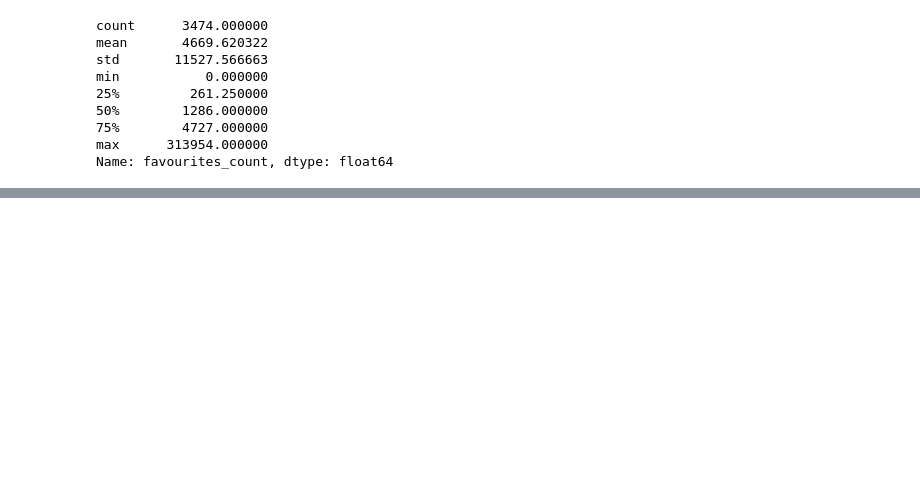
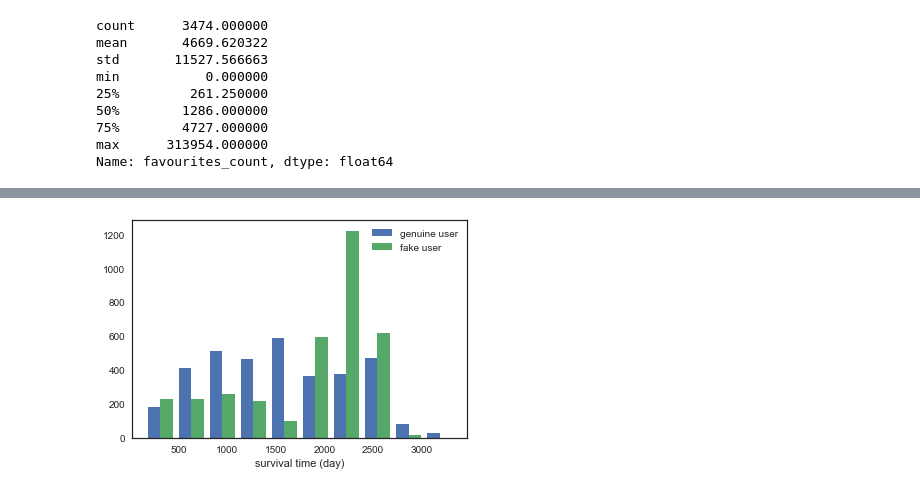
Before and after one commit to letheyue/TESLA-twitter-suspension-learning, a Jupyter notebook: data visualization/data_visualization_yy.ipynb, the cells around one changed output, grey strips where cells are left out. Cells and saved outputs as stored; diff of their text form; code cells hidden in the pictures; blank space fills up the shorter version.

```diff
--- a/data visualization/data_visualization_yy.ipynb
+++ b/data visualization/data_visualization_yy.ipynb
@@ -381,0 +398,44 @@ Name: favourites_count, dtype: float64
+# %%
+year_list = genuine_user["year"]
+month_list = genuine_user["month"]
+genuine_survival_time = list()
+
+for item in zip(genuine_user["updated"], year_list, month_list):
+    survival = 0
+    create_year = item[1]
+    create_month = item[2]
+
+    meta = item[0].split(" ")
+    meta_date = meta[0].split("-")
+    year = int(meta_date[0])
+    month = int(meta_date[1])
+    day = int(meta_date[2])
+
+    survival += (year - create_year) * 365 + (month - create_month) * 30
+    genuine_survival_time.append(survival)
+# %%
+year_list = combined_fake["year"]
+month_list = combined_fake["month"]
+fake_survival_time = list()
+
+for item in zip(combined_fake["updated"], year_list, month_list):
+    survival = 0
+    create_year = item[1]
+    create_month = item[2]
+
+    meta = item[0].split(" ")
+    meta_date = meta[0].split("-")
+    year = int(meta_date[0])
+    month = int(meta_date[1])
+    day = int(meta_date[2])
+
+    survival += (year - create_year) * 365 + (month - create_month) * 30
+    fake_survival_time.append(survival)
+# %%
+
+plt.hist([genuine_survival_time, fake_survival_time], label=['genuine user', 'fake user'])
+plt.legend(loc='upper right')
+plt.xlabel('survival time (day)')
+plt.show()
+# %% [output]
+[figure, added]
```
Also changed, not shown: parts of 16 cells of this notebook.
